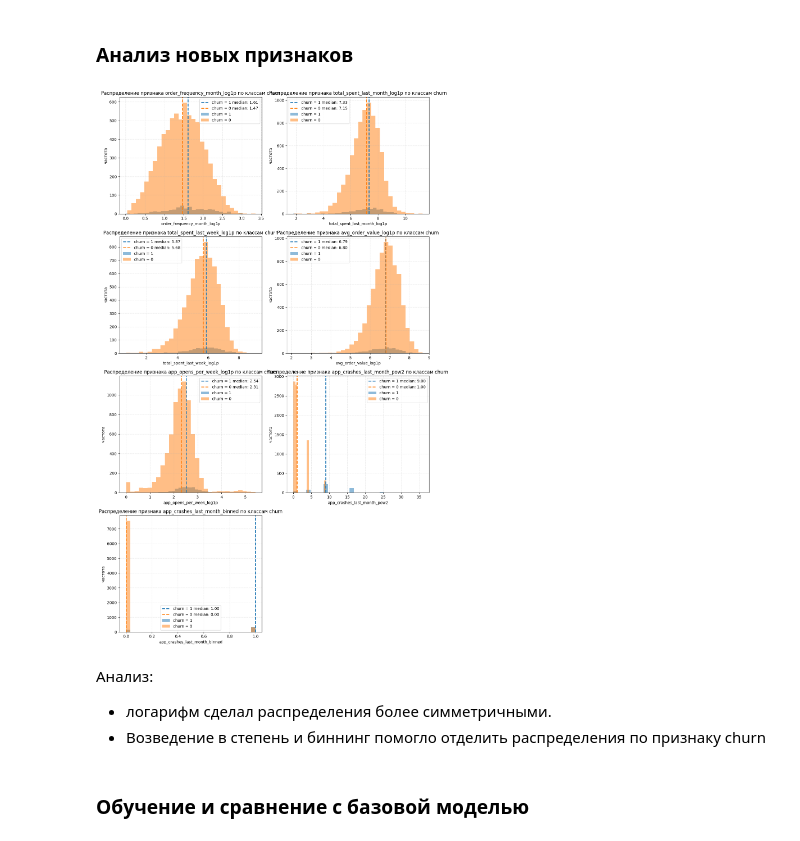
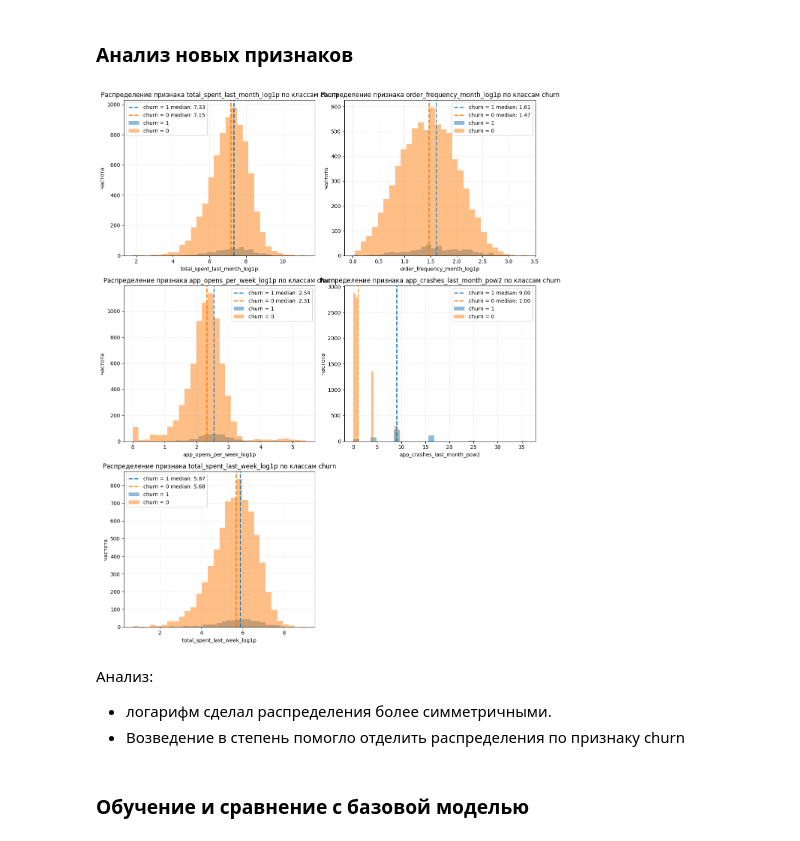
Before and after one commit to Plakhotniuk/practicum_ds, a Jupyter notebook: ml/log_regression/project.ipynb, the cells around one changed output. Drawn from its saved outputs; the diff is of its cells as text; code cells hidden in the pictures.

```diff
--- a/ml/log_regression/project.ipynb
+++ b/ml/log_regression/project.ipynb
@@ -1259,0 +1295,5 @@ __Комментарий от ревьюера №1__
+# %%
+# по результатам корреляционного анализа имеем колонки для удаления (избегаем мультиколлинераности)
+features_to_drop = ['order_frequency_week', 'avg_order_value']
+X_train_dropped = X_train.drop(columns=features_to_drop)
+X_train_dropped.columns
@@ -1302,14 +1329,0 @@ cols_to_binary_bin_transform = [
-# %%
-X_train_new_features = X_train.copy()
-new_names = []
-for name in cols_to_log1p_transform:
-    X_train_new_features, new_name = create_log1p_feature(X_train_new_features, name)
-    new_names.append(new_name)
-
-for name in cols_to_pow2_transform:
-    X_train_new_features, new_name = create_pow2_feature(X_train_new_features, name)
-    new_names.append(new_name)
-
-for name in cols_to_binary_bin_transform:
-    X_train_new_features, new_name = create_binary_binned_feature(X_train_new_features, name, border=3)
-    new_names.append(new_name)
@@ -1334,16 +1331,12 @@ Index(['days_since_last_order', 'order_frequency_month',
 def create_new_features(X: pd.DataFrame):
     X_upd = X.copy()
     cols_to_log1p_transform = [
-        'order_frequency_month',
-        'total_spent_last_month',
-        'total_spent_last_week',
-        'avg_order_value',
-        'app_opens_per_week'
+    'order_frequency_month',
+    'total_spent_last_month',
+    'total_spent_last_week',
+    'app_opens_per_week'
     ]
     cols_to_pow2_transform = [
-        'app_crashes_last_month'
-    ]
-    cols_to_binary_bin_transform = [
         'app_crashes_last_month'
     ]
     new_names = []
@@ -1355,12 +1348,8 @@ def create_new_features(X: pd.DataFrame):
         X_upd, new_name = create_pow2_feature(X_upd, name)
         new_names.append(new_name)
 
-    for name in cols_to_binary_bin_transform:
-        X_upd, new_name = create_binary_binned_feature(X_upd, name, border=3)
-        new_names.append(new_name)
-
     return X_upd
 # %%
-X_train_new_features = create_new_features(X_train)
-X_train_new_features.head()
+X_train_new_features = create_new_features(X_train_dropped)
+X_train_new_features.columns
 # %% [output]
@@ -1374,12 +1368,14 @@ X_train_new_features.head()
 # %% [markdown]
 ### Анализ новых признаков
 # %%
+new_names = list(set(X_train_new_features.columns).difference(set(X_train_dropped.columns)))
+
 plot_target_class_dist(feature_names_list=new_names, df=pd.concat([X_train_new_features, y_train], axis=1), density=False)
 # %% [output]
-[figure, old version]
+[figure, new version]
 # %% [markdown]
 Анализ:
 - логарифм сделал распределения более симметричными.
-- Возведение в степень и биннинг помогло отделить распределения по признаку churn
+- Возведение в степень помогло отделить распределения по признаку churn
 # %% [markdown]
 ### Обучение и сравнение с базовой моделью
```
Also changed, not shown: parts of 46 cells of this notebook.
